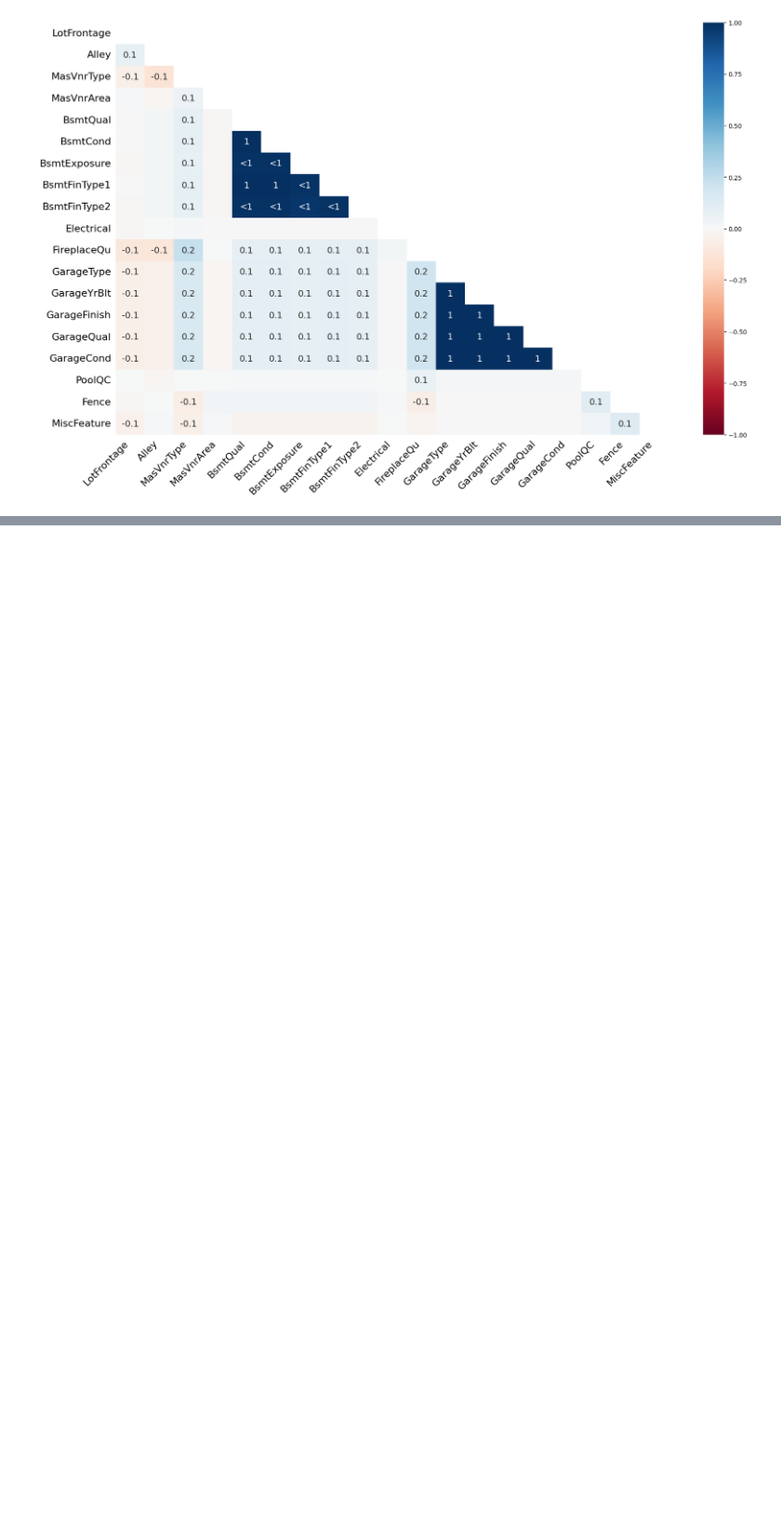
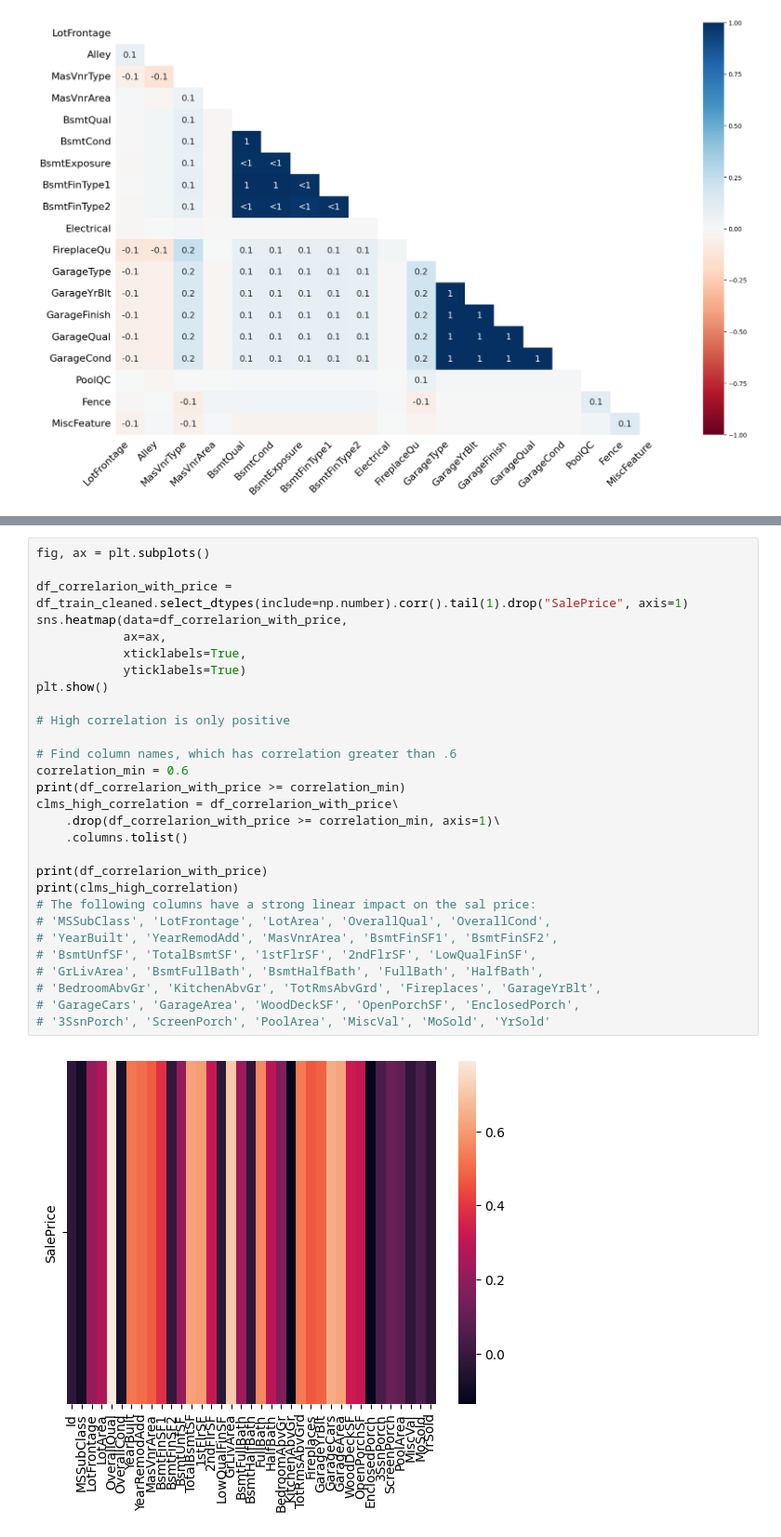
Before and after one commit to anzak-hub/house_prices_prediction, a Jupyter notebook: data_manipulation/data_cleaning.ipynb, the cells around one changed output, grey strips where cells are left out. Shown: that part at 93% size. Cells and saved outputs as stored; diff of their text form; blank space fills up the shorter version.

```diff
--- a/data_manipulation/data_cleaning.ipynb
+++ b/data_manipulation/data_cleaning.ipynb
@@ -330,0 +558,31 @@ msno.heatmap(df_train)
+# %%
+fig, ax = plt.subplots()
+
+df_correlarion_with_price = df_train_cleaned.select_dtypes(include=np.number).corr().tail(1).drop("SalePrice", axis=1)
+sns.heatmap(data=df_correlarion_with_price,
+            ax=ax,
+            xticklabels=True,
+            yticklabels=True)
+plt.show()
+
+# High correlation is only positive
+
+# Find column names, which has correlation greater than .6
+correlation_min = 0.6
+print(df_correlarion_with_price >= correlation_min)
+clms_high_correlation = df_correlarion_with_price\
+    .drop(df_correlarion_with_price >= correlation_min, axis=1)\
+    .columns.tolist()
+
+print(df_correlarion_with_price)
+print(clms_high_correlation)
+# The following columns have a strong linear impact on the sal price:
+# 'MSSubClass', 'LotFrontage', 'LotArea', 'OverallQual', 'OverallCond',
+# 'YearBuilt', 'YearRemodAdd', 'MasVnrArea', 'BsmtFinSF1', 'BsmtFinSF2',
+# 'BsmtUnfSF', 'TotalBsmtSF', '1stFlrSF', '2ndFlrSF', 'LowQualFinSF',
+# 'GrLivArea', 'BsmtFullBath', 'BsmtHalfBath', 'FullBath', 'HalfBath',
+# 'BedroomAbvGr', 'KitchenAbvGr', 'TotRmsAbvGrd', 'Fireplaces', 'GarageYrBlt',
+# 'GarageCars', 'GarageArea', 'WoodDeckSF', 'OpenPorchSF', 'EnclosedPorch',
+# '3SsnPorch', 'ScreenPorch', 'PoolArea', 'MiscVal', 'MoSold', 'YrSold'
+# %% [output]
+[figure, added]
```
Also changed, not shown: parts of 22 cells of this notebook, 1 other file.
